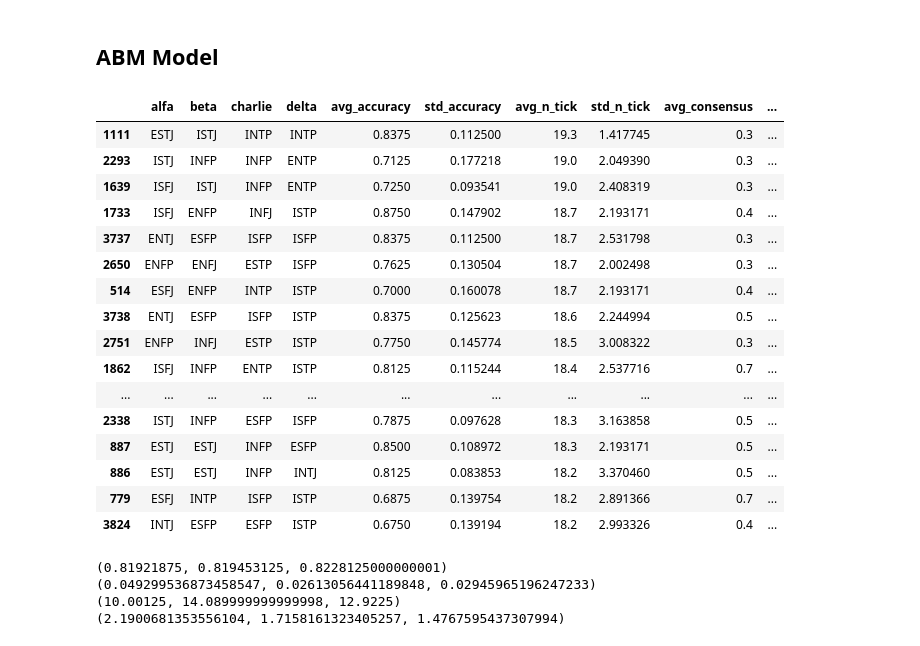
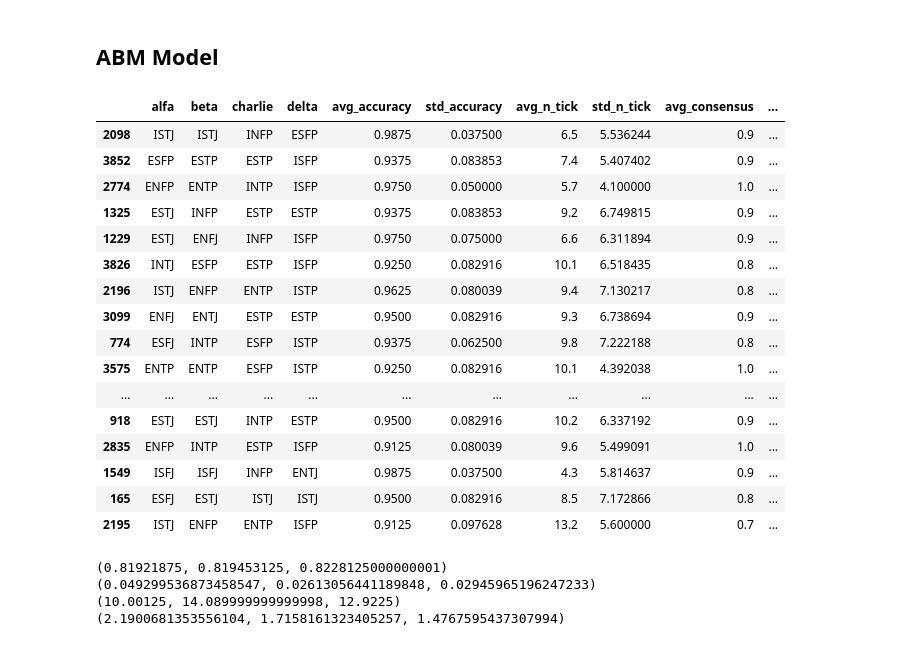
Before and after one commit to MinaAlmasi/ABM-study-group, a Jupyter notebook: ABM_Main_Fifle_indsolutions.ipynb, the cells around one changed output. Drawn from its saved outputs; the diff is of its cells as text; code cells hidden in the pictures.

```diff
--- a/ABM_Main_Fifle_indsolutions.ipynb
+++ b/ABM_Main_Fifle_indsolutions.ipynb
@@ -258,0 +241,17 @@ agent_type_equality(A, B)
+# %%
+A = [1, 3, 2]
+B = [1, 3, 2]
+C = [1, 3, 3]
+
+for i in range(3):
+    if A[i] == B[i]:
+        C[i] = A[i]
+    if A[i] == C[i]:
+        B[i] = A[i]
+    if B[i] == C[i]:
+        A[i] = B[i]
+
+
+print(A)
+print(B)
+print(C)
@@ -278,6 +281,19 @@ def collaborative_solution(studygroup, max_ticks):
 
     student_list = [Alfa, Bravo, Charlie, Delta]
     individual_solutions = [Alfa.Ind_Solution, Bravo.Ind_Solution, Charlie.Ind_Solution, Delta.Ind_Solution]
+
+    for i in range(8): # loop that agrees on a solution if three of the members have the same solution before we start talking.
+            if (individual_solutions[0][i] == individual_solutions[1][i] == individual_solutions[2][i]): # delta is odd one out
+                individual_solutions[3][i] = individual_solutions[0][i]
+
+            if (individual_solutions[0][i] == individual_solutions[1][i] == individual_solutions[3][i]): # charlie is odd one out
+                individual_solutions[2][i] = individual_solutions[0][i]
+
+            if (individual_solutions[0][i] == individual_solutions[2][i] == individual_solutions[3][i]): # bravo is odd one out
+                individual_solutions[1][i] = individual_solutions[0][i]
+
+            if (individual_solutions[1][i] == individual_solutions[2][i] == individual_solutions[3][i]): # alfa is odd one out
+                individual_solutions[0][i] = individual_solutions[1][i]
 
     while (n_ticks != max_ticks):
         # Starting a Round
@@ -616,26 +632,26 @@ all_ind, all_group = abm_model(condition = all_groups,
         n_simulations = 10
         )
 # %%
-all_group_sorted = all_group.sort_values("avg_n_tick", ascending = False)
-all_group_sorted.head(20)
+all_group_sorted = all_group.sort_values("avg_weak_synergy", ascending = False)
+all_group_sorted.head(50)
 # %% [output]
 |  | alfa | beta | charlie | delta | avg_accuracy | std_accuracy | avg_n_tick | std_n_tick | avg_consensus | ... |
-| 1111 | ESTJ | ISTJ | INTP | INTP | 0.8375 | 0.112500 | 19.3 | 1.417745 | 0.3 | ... |
-| 2293 | ISTJ | INFP | INFP | ENTP | 0.7125 | 0.177218 | 19.0 | 2.049390 | 0.3 | ... |
-| 1639 | ISFJ | ISTJ | INFP | ENTP | 0.7250 | 0.093541 | 19.0 | 2.408319 | 0.3 | ... |
-| 1733 | ISFJ | ENFP | INFJ | ISTP | 0.8750 | 0.147902 | 18.7 | 2.193171 | 0.4 | ... |
-| 3737 | ENTJ | ESFP | ISFP | ISFP | 0.8375 | 0.112500 | 18.7 | 2.531798 | 0.3 | ... |
-| 2650 | ENFP | ENFJ | ESTP | ISFP | 0.7625 | 0.130504 | 18.7 | 2.002498 | 0.3 | ... |
-| 514 | ESFJ | ENFP | INTP | ISTP | 0.7000 | 0.160078 | 18.7 | 2.193171 | 0.4 | ... |
-| 3738 | ENTJ | ESFP | ISFP | ISTP | 0.8375 | 0.125623 | 18.6 | 2.244994 | 0.5 | ... |
-| 2751 | ENFP | INFJ | ESTP | ISTP | 0.7750 | 0.145774 | 18.5 | 3.008322 | 0.3 | ... |
-| 1862 | ISFJ | INFP | ENTP | ISTP | 0.8125 | 0.115244 | 18.4 | 2.537716 | 0.7 | ... |
+| 2098 | ISTJ | ISTJ | INFP | ESFP | 0.9875 | 0.037500 | 6.5 | 5.536244 | 0.9 | ... |
+| 3852 | ESFP | ESTP | ESTP | ISFP | 0.9375 | 0.083853 | 7.4 | 5.407402 | 0.9 | ... |
+| 2774 | ENFP | ENTP | INTP | ISFP | 0.9750 | 0.050000 | 5.7 | 4.100000 | 1.0 | ... |
+| 1325 | ESTJ | INFP | ESTP | ESTP | 0.9375 | 0.083853 | 9.2 | 6.749815 | 0.9 | ... |
+| 1229 | ESTJ | ENFJ | INFP | ISFP | 0.9750 | 0.075000 | 6.6 | 6.311894 | 0.9 | ... |
+| 3826 | INTJ | ESFP | ESTP | ISFP | 0.9250 | 0.082916 | 10.1 | 6.518435 | 0.8 | ... |
+| 2196 | ISTJ | ENFP | ENTP | ISTP | 0.9625 | 0.080039 | 9.4 | 7.130217 | 0.8 | ... |
+| 3099 | ENFJ | ENTJ | ESTP | ESTP | 0.9500 | 0.082916 | 9.3 | 6.738694 | 0.9 | ... |
+| 774 | ESFJ | INTP | ESFP | ISTP | 0.9375 | 0.062500 | 9.8 | 7.222188 | 0.8 | ... |
+| 3575 | ENTP | ENTP | ESFP | ISTP | 0.9250 | 0.082916 | 10.1 | 4.392038 | 1.0 | ... |
 | ... | ... | ... | ... | ... | ... | ... | ... | ... | ... | ... |
-| 2338 | ISTJ | INFP | ESFP | ISFP | 0.7875 | 0.097628 | 18.3 | 3.163858 | 0.5 | ... |
-| 887 | ESTJ | ESTJ | INFP | ESFP | 0.8500 | 0.108972 | 18.3 | 2.193171 | 0.5 | ... |
-| 886 | ESTJ | ESTJ | INFP | INTJ | 0.8125 | 0.083853 | 18.2 | 3.370460 | 0.5 | ... |
-| 779 | ESFJ | INTP | ISFP | ISTP | 0.6875 | 0.139754 | 18.2 | 2.891366 | 0.7 | ... |
-| 3824 | INTJ | ESFP | ESFP | ISTP | 0.6750 | 0.139194 | 18.2 | 2.993326 | 0.4 | ... |
+| 918 | ESTJ | ESTJ | INTP | ESTP | 0.9500 | 0.082916 | 10.2 | 6.337192 | 0.9 | ... |
+| 2835 | ENFP | INTP | ESTP | ISFP | 0.9125 | 0.080039 | 9.6 | 5.499091 | 1.0 | ... |
+| 1549 | ISFJ | ISFJ | INFP | ENTJ | 0.9875 | 0.037500 | 4.3 | 5.814637 | 0.9 | ... |
+| 165 | ESFJ | ESTJ | ISTJ | ISTJ | 0.9500 | 0.082916 | 8.5 | 7.172866 | 0.8 | ... |
+| 2195 | ISTJ | ENFP | ENTP | ISFP | 0.9125 | 0.097628 | 13.2 | 5.600000 | 0.7 | ... |
 # %%
 all_group.to_csv('10sim_NEW_all_group.csv')
 # %%
```
Also changed, not shown: parts of 10 cells of this notebook.
